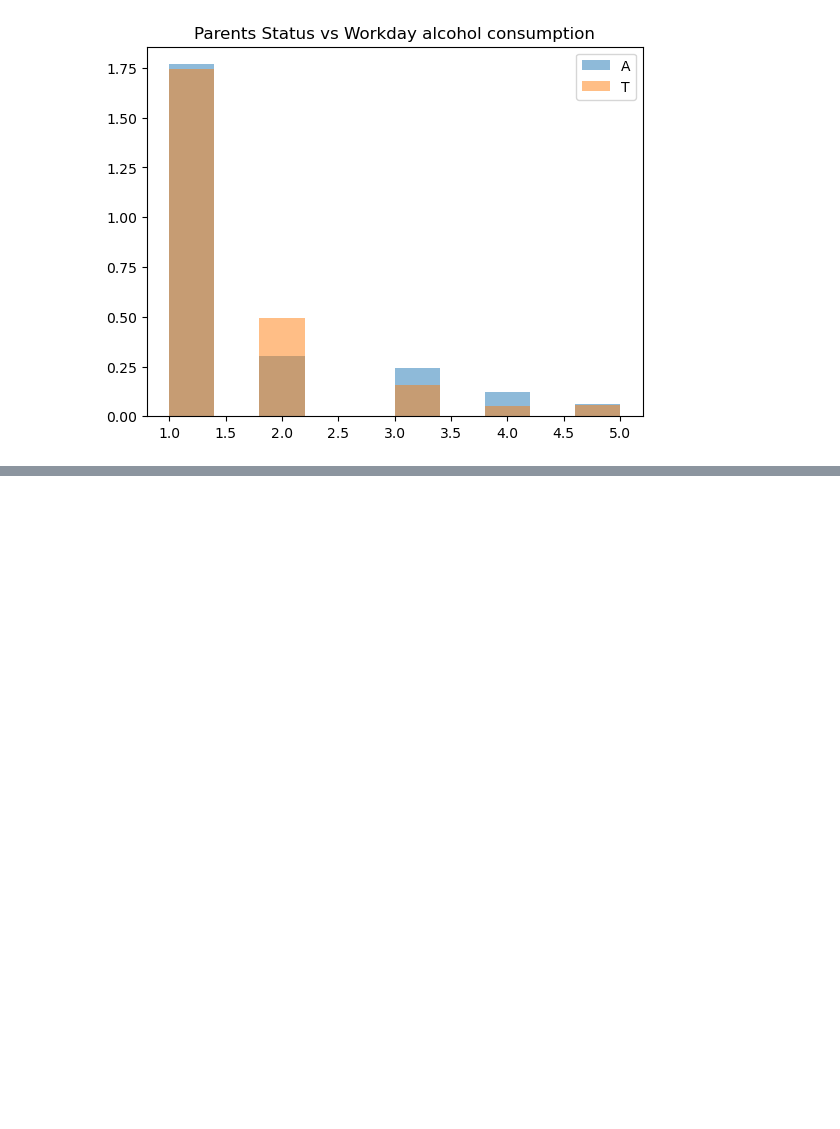
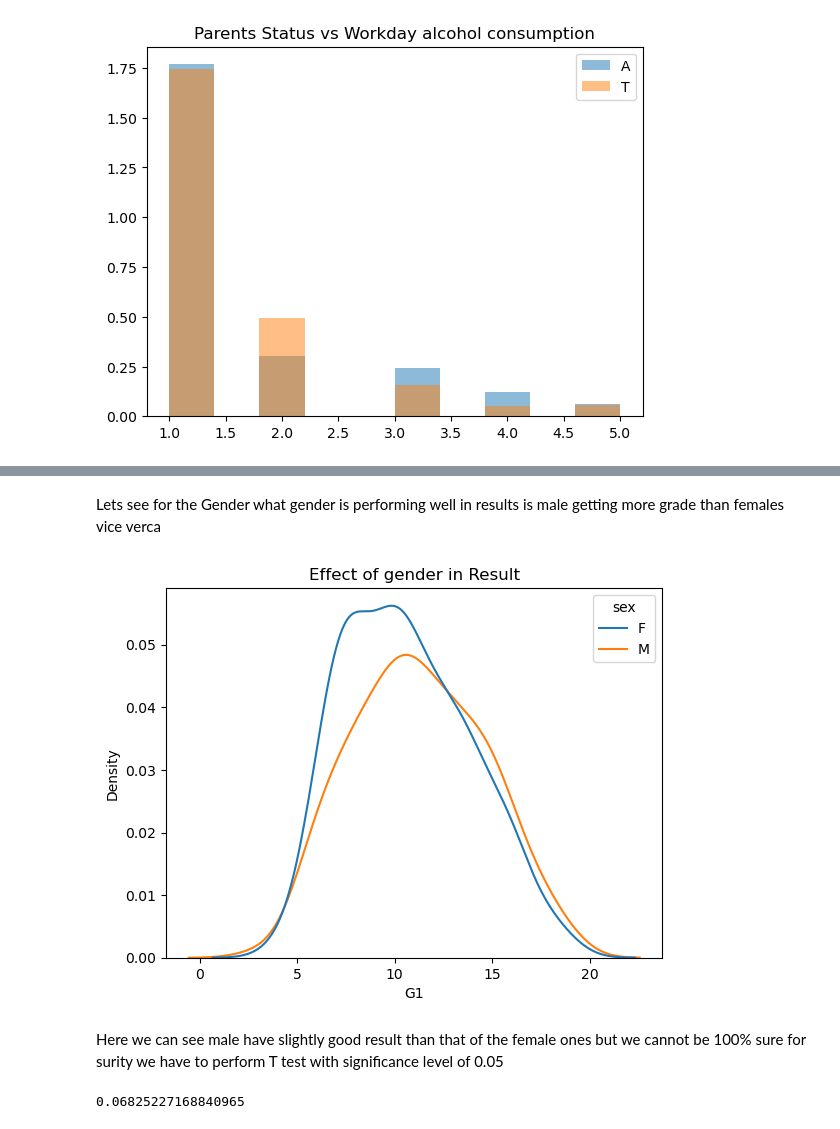
Before and after one commit to sunilbhandari123/alcoholconsumption, a Jupyter notebook: Untitled.ipynb, the cells around one changed output, grey strips where cells are left out. Drawn from its saved outputs; the diff is of its cells as text; code cells hidden in the pictures; blank space fills up the shorter version.

```diff
--- a/Untitled.ipynb
+++ b/Untitled.ipynb
@@ -396,0 +399,12 @@ plt.show()
+# %% [markdown]
+Lets see for the Gender what gender is performing well in results is male getting more grade than females
+vice verca
+# %%
+sns.kdeplot(data=df,x='G1',hue='sex')
+plt.title('Effect of gender in Result')
+plt.show()
+# %% [output]
+[figure, added]
+# %% [markdown]
+Here we can see male have slightly good result than that of the female ones but we cannot be 100% sure for
+surity we have to perform T test with significance level of 0.05
@@ -396,0 +414,4 @@ plt.show()
+# %%
+st.ttest_ind(df.query('sex=="M"')['G1'],df.query('sex=="F"')['G1']).pvalue
+# %% [output]
+0.06825227168840965
```
Also changed, not shown: parts of 26 cells of this notebook.
